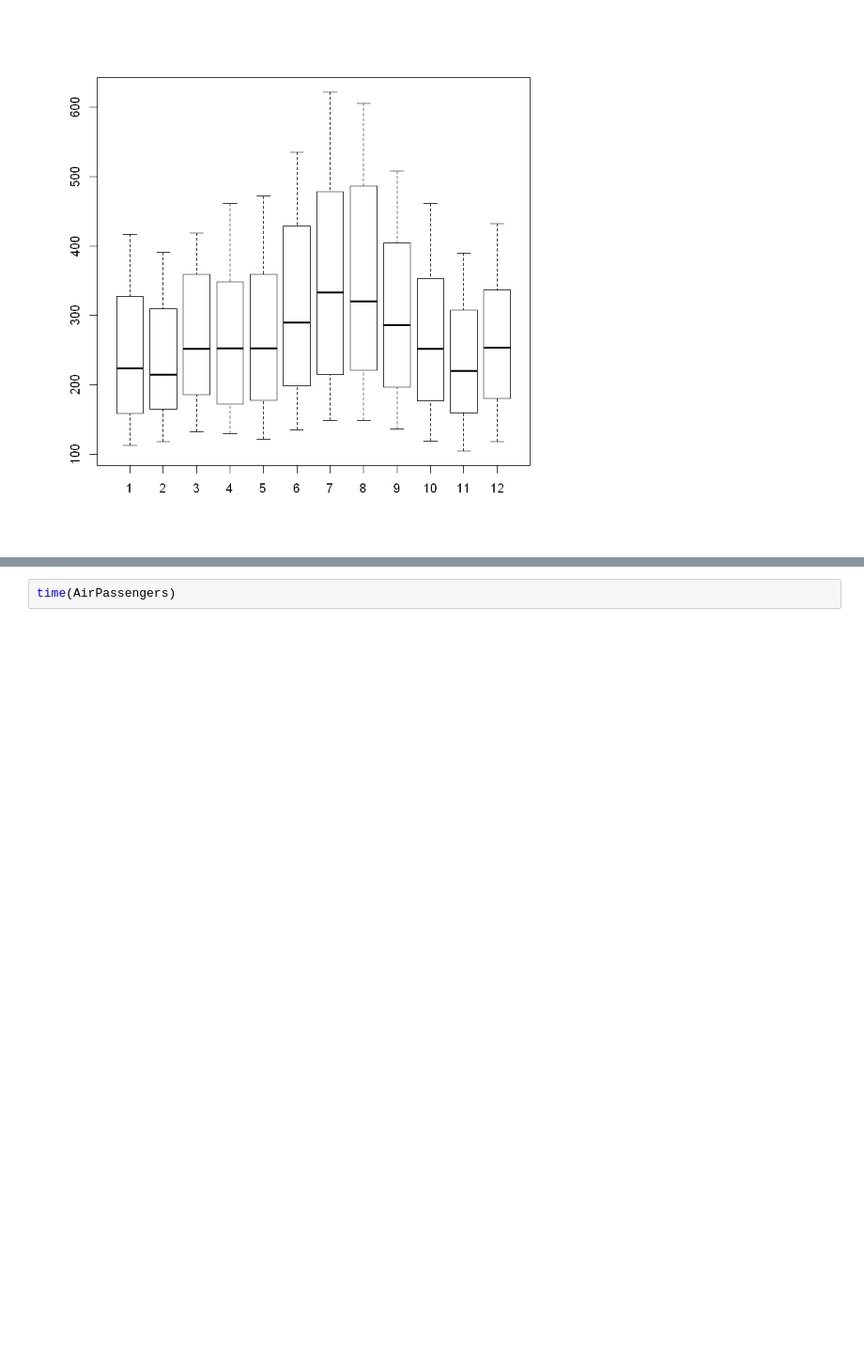
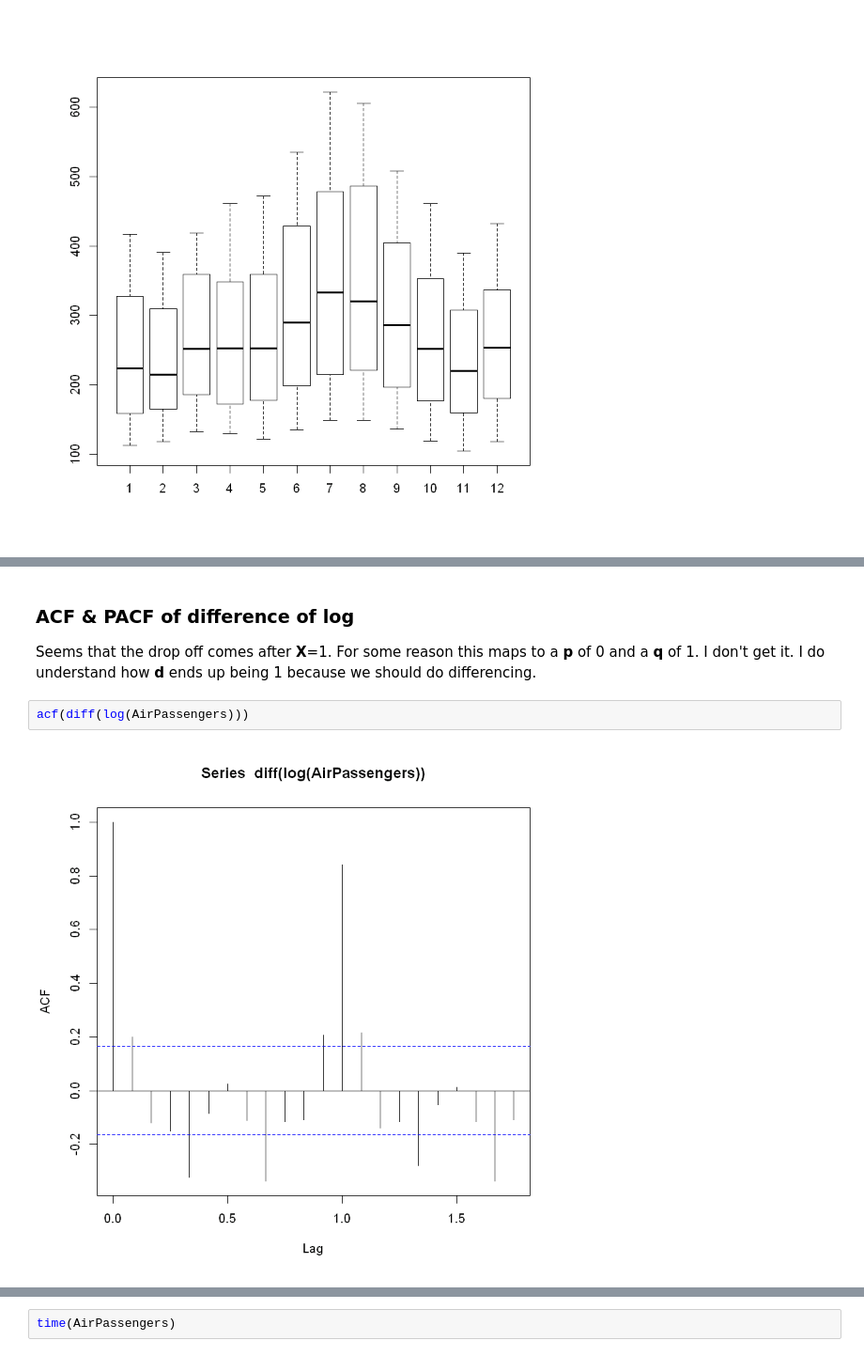
Before and after one commit to MobyWare/ml-intro-time_series-r, a Jupyter notebook: r_intro_to_timeseries.ipynb, the cells around one changed output, grey strips where cells are left out. Shown: that part at 94% size. Saved outputs shown, nothing was run; the diff lists cells and outputs as text; blank space fills up the shorter version.

```diff
--- a/r_intro_to_timeseries.ipynb
+++ b/r_intro_to_timeseries.ipynb
@@ -48,0 +108,8 @@ boxplot(AirPassengers~cycle(AirPassengers))
+# %% [markdown]
+### ACF & PACF of difference of log
+
+Seems that the drop off comes after __X__=1. For some reason this maps to a __p__ of 0 and a __q__ of 1. I don't get it. I do understand how __d__ ends up being 1 because we should do differencing.
+# %%
+acf(diff(log(AirPassengers)))
+# %% [output]
+[figure, added]
```
Also changed, not shown: parts of 16 cells of this notebook.
